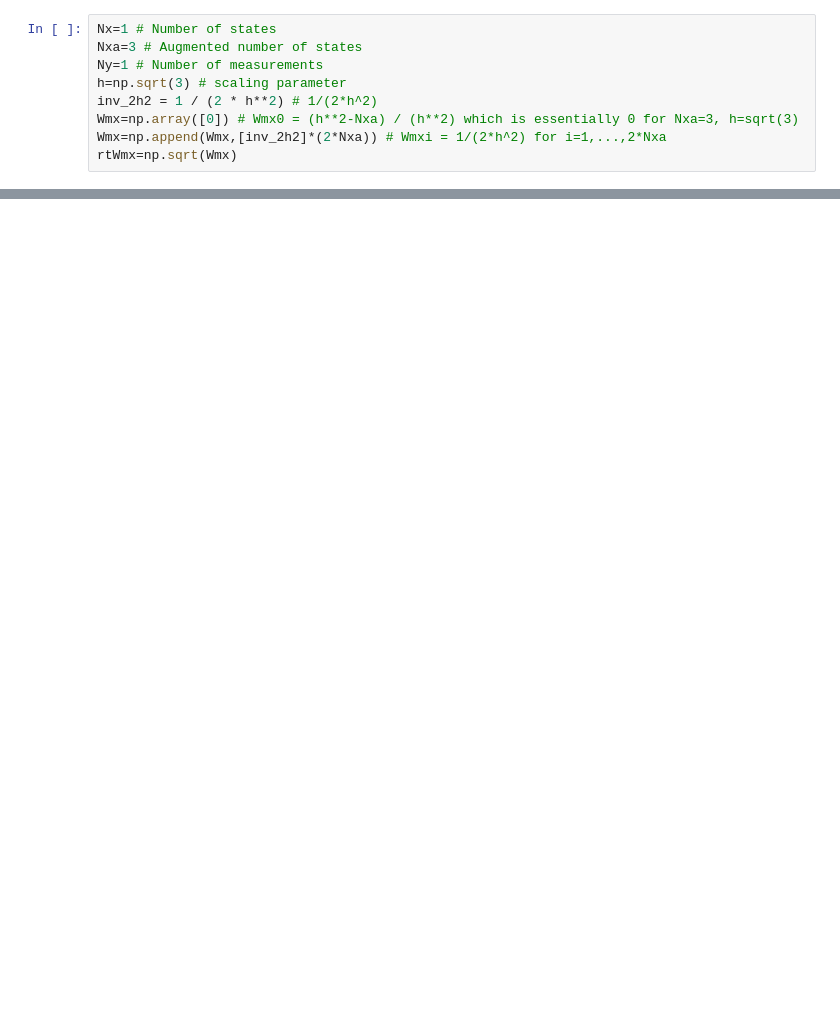
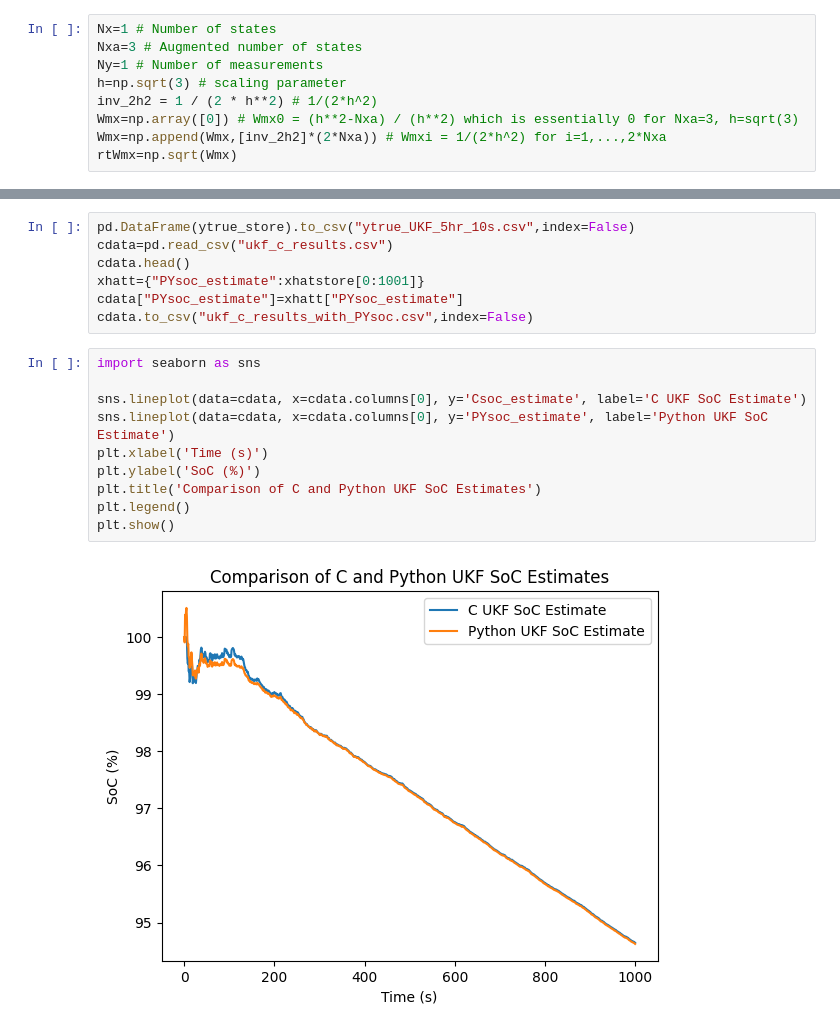
Before and after one commit to ShivamBhadani/CellModelling, a Jupyter notebook: pythonModel/cellUKF.ipynb, the cells around one changed output, grey strips where cells are left out. Drawn from its saved outputs; the diff is of its cells as text; blank space fills up the shorter version.

```diff
--- a/pythonModel/cellUKF.ipynb
+++ b/pythonModel/cellUKF.ipynb
@@ -283,0 +315,19 @@ battery.MaxCapacity
+# %%
+pd.DataFrame(ytrue_store).to_csv("ytrue_UKF_5hr_10s.csv",index=False)
+cdata=pd.read_csv("ukf_c_results.csv")
+cdata.head()
+xhatt={"PYsoc_estimate":xhatstore[0:1001]}
+cdata["PYsoc_estimate"]=xhatt["PYsoc_estimate"]
+cdata.to_csv("ukf_c_results_with_PYsoc.csv",index=False)
+# %%
+import seaborn as sns
+
+sns.lineplot(data=cdata, x=cdata.columns[0], y='Csoc_estimate', label='C UKF SoC Estimate')
+sns.lineplot(data=cdata, x=cdata.columns[0], y='PYsoc_estimate', label='Python UKF SoC Estimate')
+plt.xlabel('Time (s)')
+plt.ylabel('SoC (%)')
+plt.title('Comparison of C and Python UKF SoC Estimates')
+plt.legend()
+plt.show()
+# %% [output]
+[figure, added]
```
Also changed, not shown: parts of 6 cells of this notebook, 13 other files.
